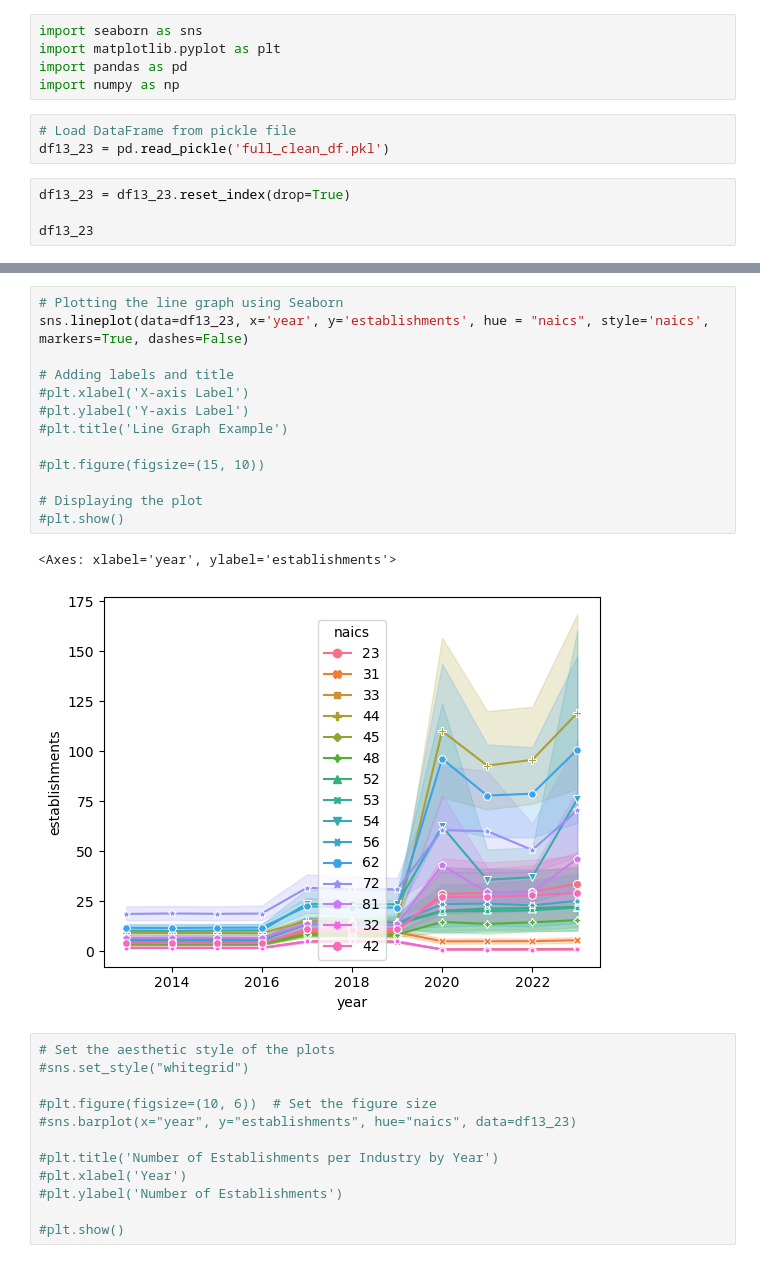
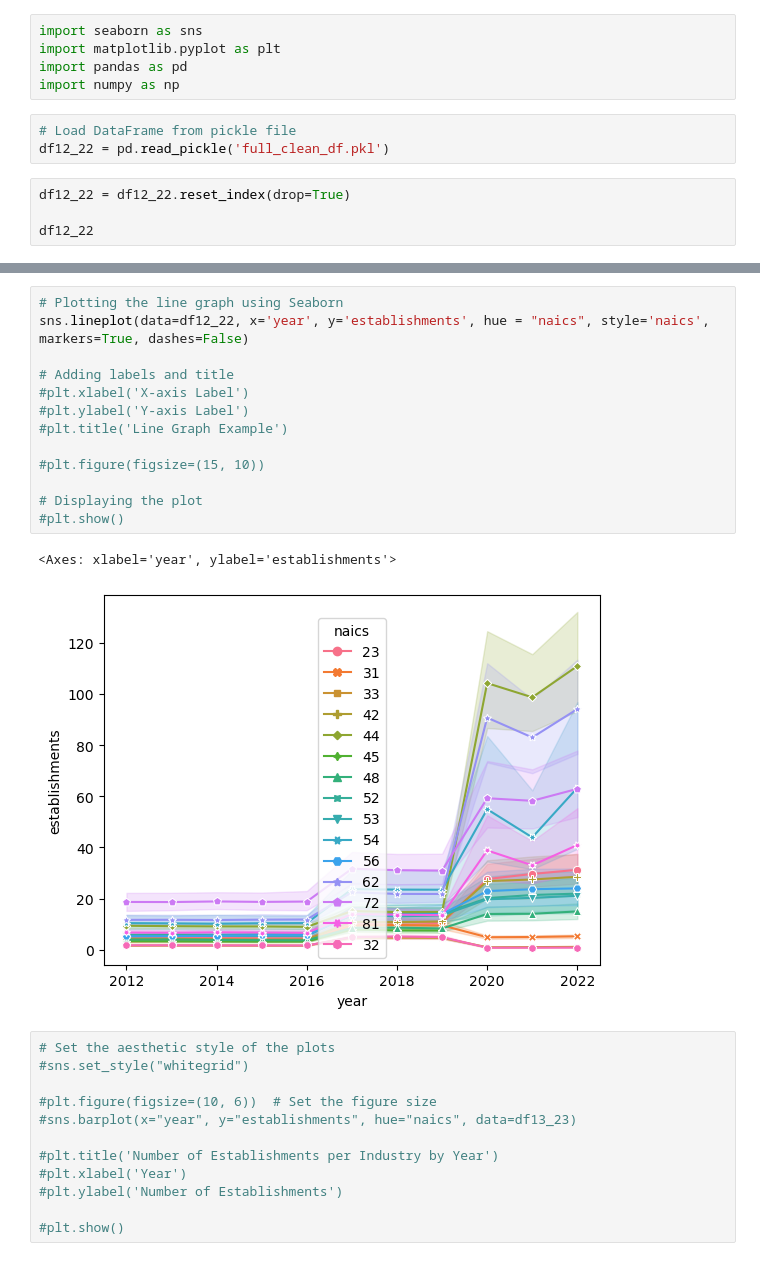
Before and after one commit to nessajimenez/pr-biz-patterns, a Jupyter notebook: Graphs from Clean Data.ipynb, the cells around one changed output, grey strips where cells are left out. Cells and saved outputs as stored; diff of their text form.

Commit message:
Day 3 Cleaning Update AM

```diff
--- a/Graphs from Clean Data.ipynb
+++ b/Graphs from Clean Data.ipynb
@@ -5,10 +5,10 @@ import pandas as pd
 import numpy as np
 # %%
 # Load DataFrame from pickle file
-df13_23 = pd.read_pickle('full_clean_df.pkl')
+df12_22 = pd.read_pickle('full_clean_df.pkl')
 # %%
-df13_23 = df13_23.reset_index(drop=True)
+df12_22 = df12_22.reset_index(drop=True)
 
-df13_23
+df12_22
 # %% [output]
 |  | town | naics | establishments | year |
@@ -27,19 +27,19 @@ df13_23
 # %%
 # Plotting the line graph using Seaborn
-sns.lineplot(data=df13_23, x='year', y='establishments', hue = "naics", style='naics', markers=True, dashes=False)
+sns.lineplot(data=df12_22, x='year', y='establishments', hue = "naics", style='naics', markers=True, dashes=False)
 
 # Adding labels and title
 #plt.xlabel('X-axis Label')
 #plt.ylabel('Y-axis Label')
 #plt.title('Line Graph Example')
 
 #plt.figure(figsize=(15, 10))
 
 # Displaying the plot
 #plt.show()
 # %% [output]
 <Axes: xlabel='year', ylabel='establishments'>
-[figure, old version]
+[figure, new version]
 # %%
 # Set the aesthetic style of the plots
 #sns.set_style("whitegrid")
```
Also changed, not shown: parts of 3 cells of this notebook, 2 other files.
